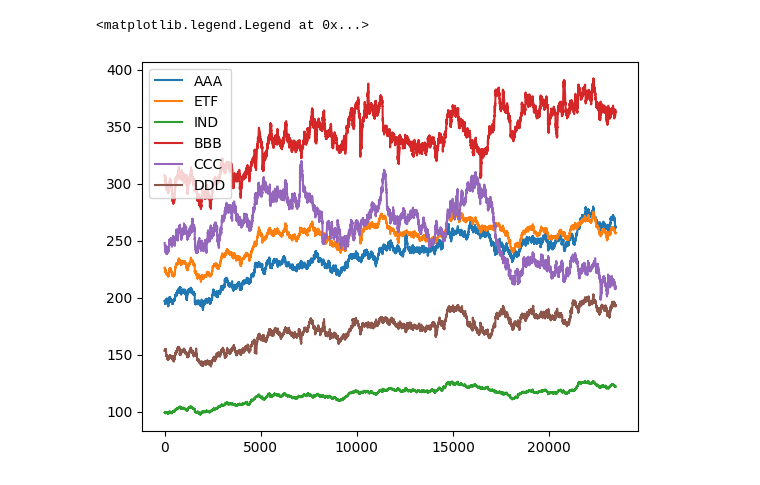
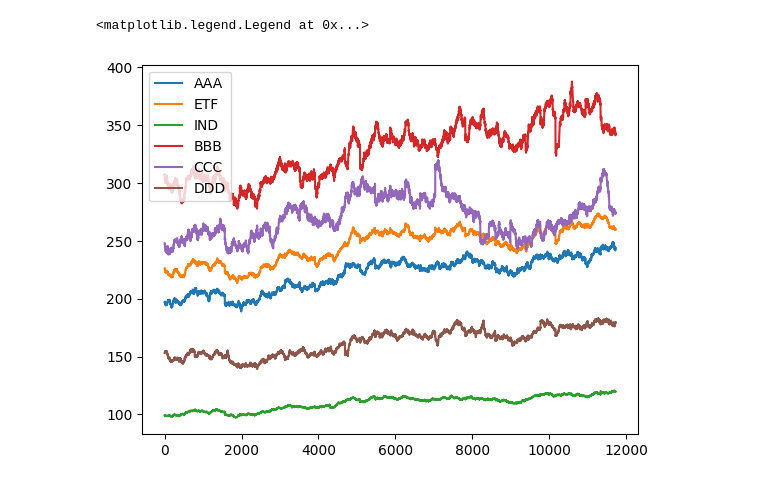
Before and after one commit to RubenAnneBonny/CitadelQuantInvitational, a Jupyter notebook: Data Analys/Cointegration_test.ipynb, the cells around one changed output. Saved outputs shown, nothing was run; the diff lists cells and outputs as text; code cells hidden in the pictures.

```diff
--- a/Data Analys/Cointegration_test.ipynb
+++ b/Data Analys/Cointegration_test.ipynb
@@ -6,3 +9,5 @@ from statsmodels.tsa.vector_ar.vecm import coint_johansen
 # %%
-df=pd.read_csv("data.csv")
-df.head()
+hist_df=pd.read_csv("data.csv")
+hist_df.head()
+
+hist_df=hist_df[hist_df["day"]<=30]
@@ -16,13 +14,13 @@ df.head()
 # %%
 stock_codes=["AAA","ETF","IND","BBB","CCC","DDD"]
 #fig, ax = plt.subplots(figsize=(15, 5))
 #balance= pd.Series(train_data['resp']).cumsum()
 #ax.set_xlabel ("Trade", fontsize=18)
 #ax.set_ylabel ("Cumulative resp", fontsize=18);
 for name in stock_codes:
-    plt.plot(df.index,df[name],label=name)
+    plt.plot(hist_df.index,hist_df[name],label=name)
 
 plt.legend()
 # %% [output]
 <matplotlib.legend.Legend at 0x...>
-[figure, old version]
+[figure, new version]
```
Also changed, not shown: parts of 14 cells of this notebook, 6 other files.
